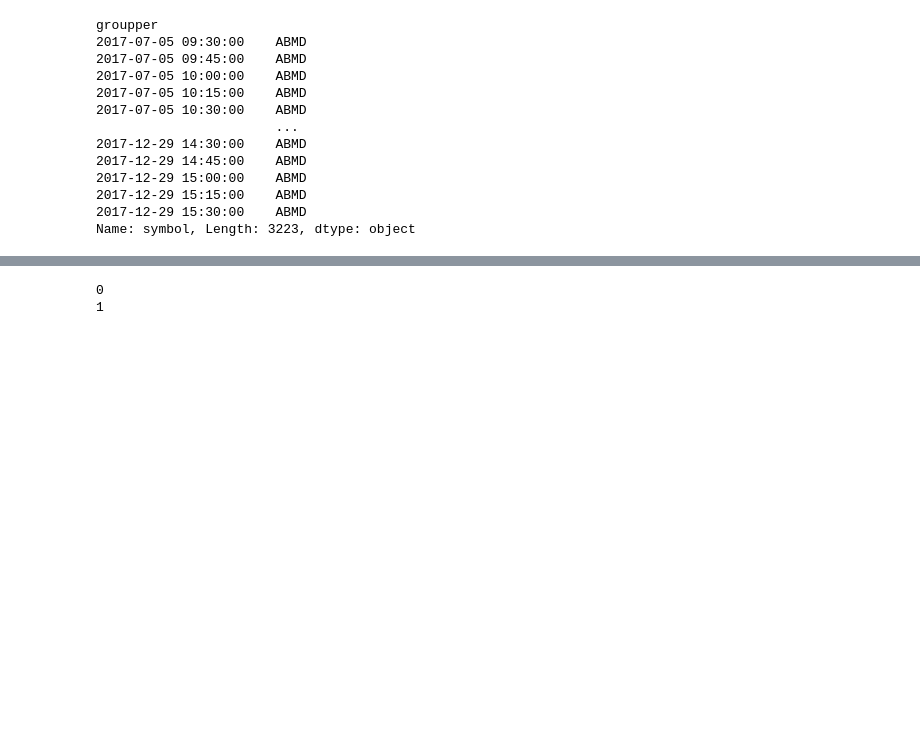
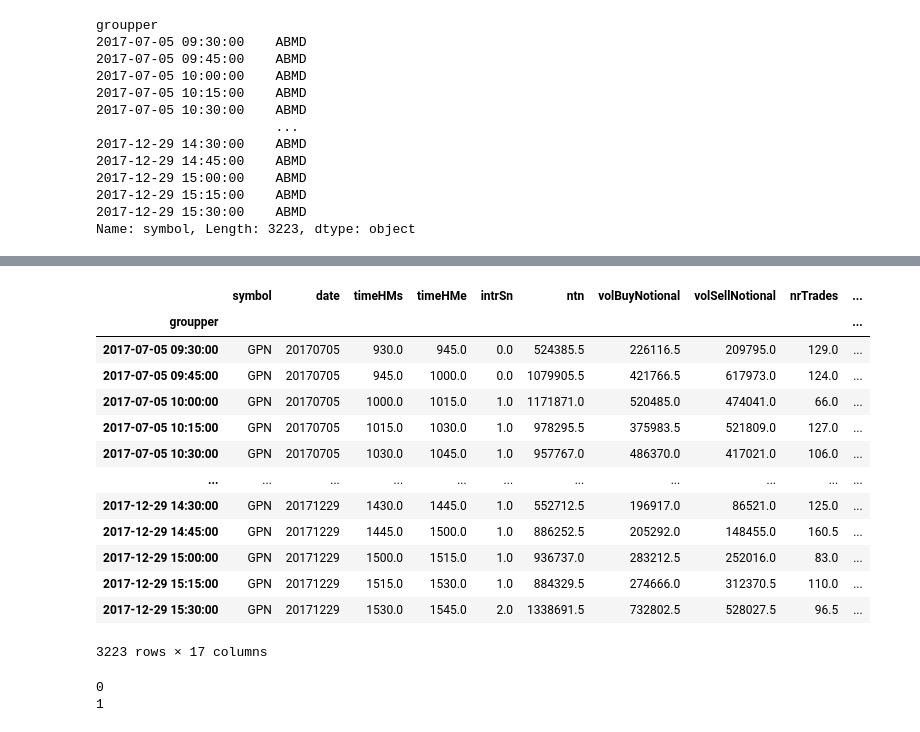
Before and after one commit to KangOxford/IntradayVoume, a Jupyter notebook: Untitled-100.ipynb, the cells around one changed output, grey strips where cells are left out. Drawn from its saved outputs; the diff is of its cells as text; code cells hidden in the pictures; blank space fills up the shorter version.

```diff
--- a/Untitled-100.ipynb
+++ b/Untitled-100.ipynb
@@ -1167,0 +1187,17 @@ Name: symbol, Length: 3223, dtype: object
+# %%
+dir0= "/homes/80/kang/cmem/data/01_raw/"
+dir1= "/homes/80/kang/cmem/data/01_raw_rolling_mean_15min_bin/"
+df = pd.read_pickle(dir0+'GPN.pkl')
+d = df[['symbol','date','timeHMs','timeHMe','qty']]
+g = d.groupby('timeHMs')
+lst = []
+for idx, itm in g:
+    pass
+    value = itm.shift(1).rolling(5).mean()
+    # itm.shift(-1).rolling(5).mean()
+    value.date = itm.date
+    lst.append(value)
+f = pd.concat(lst,axis=0)
+f['symbol'] = 'GPN'
+ff = f.sort_index().dropna()
+ff.to_csv(dir1+'GPN'+".csv")
@@ -1167,0 +1238,17 @@ Name: symbol, Length: 3223, dtype: object
+# %%
+df
+# %% [output]
+|  | symbol | date | timeHMs | timeHMe | intrSn | ntn | volBuyNotional | volSellNotional | nrTrades | ... |
+| groupper |  |  |  |  |  |  |  |  |  | ... |
+| 2017-07-05 09:30:00 | GPN | 20170705 | 930.0 | 945.0 | 0.0 | 524385.5 | 226116.5 | 209795.0 | 129.0 | ... |
+| 2017-07-05 09:45:00 | GPN | 20170705 | 945.0 | 1000.0 | 0.0 | 1079905.5 | 421766.5 | 617973.0 | 124.0 | ... |
+| 2017-07-05 10:00:00 | GPN | 20170705 | 1000.0 | 1015.0 | 1.0 | 1171871.0 | 520485.0 | 474041.0 | 66.0 | ... |
+| 2017-07-05 10:15:00 | GPN | 20170705 | 1015.0 | 1030.0 | 1.0 | 978295.5 | 375983.5 | 521809.0 | 127.0 | ... |
+| 2017-07-05 10:30:00 | GPN | 20170705 | 1030.0 | 1045.0 | 1.0 | 957767.0 | 486370.0 | 417021.0 | 106.0 | ... |
+| ... | ... | ... | ... | ... | ... | ... | ... | ... | ... | ... |
+| 2017-12-29 14:30:00 | GPN | 20171229 | 1430.0 | 1445.0 | 1.0 | 552712.5 | 196917.0 | 86521.0 | 125.0 | ... |
+| 2017-12-29 14:45:00 | GPN | 20171229 | 1445.0 | 1500.0 | 1.0 | 886252.5 | 205292.0 | 148455.0 | 160.5 | ... |
+| 2017-12-29 15:00:00 | GPN | 20171229 | 1500.0 | 1515.0 | 1.0 | 936737.0 | 283212.5 | 252016.0 | 83.0 | ... |
+| 2017-12-29 15:15:00 | GPN | 20171229 | 1515.0 | 1530.0 | 1.0 | 884329.5 | 274666.0 | 312370.5 | 110.0 | ... |
+| 2017-12-29 15:30:00 | GPN | 20171229 | 1530.0 | 1545.0 | 2.0 | 1338691.5 | 732802.5 | 528027.5 | 96.5 | ... |
+3223 rows × 17 columns
```
Also changed, not shown: parts of 4 cells of this notebook, 5 other files.
